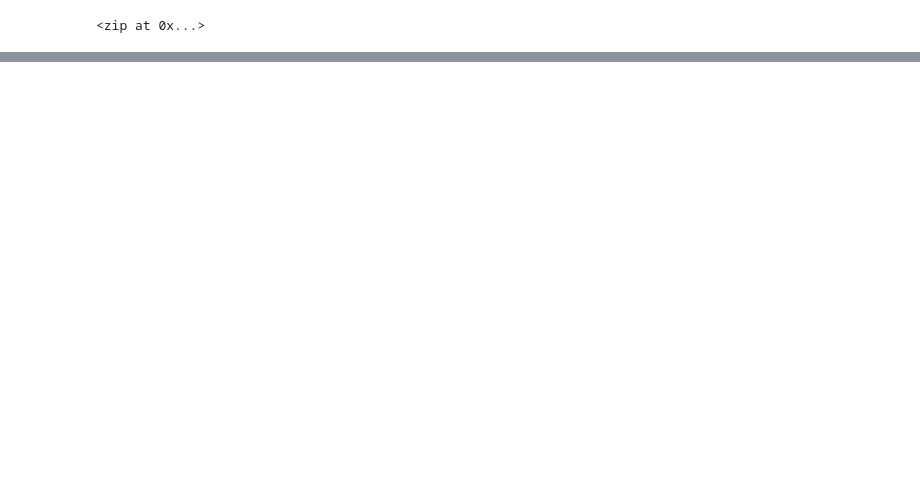
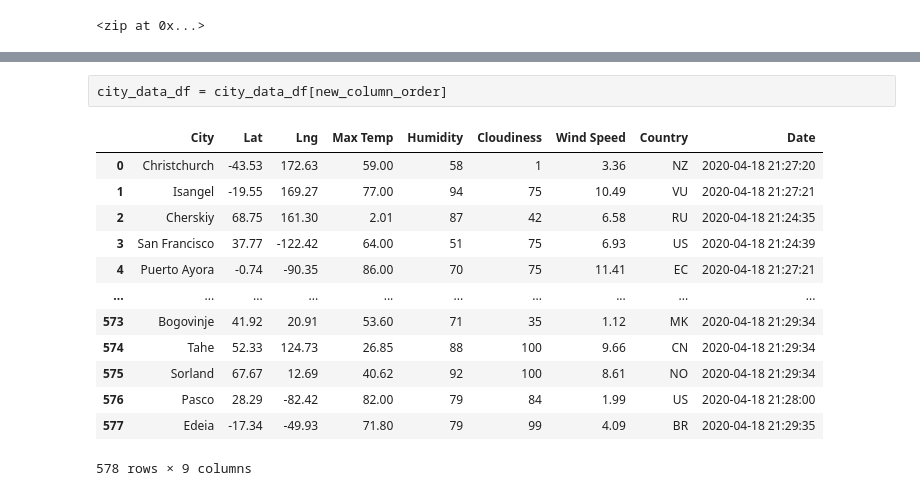
Before and after one commit to kanikasingh-create/World_Weather_Analysis, a Jupyter notebook: WeatherPy.ipynb, the cells around one changed output, grey strips where cells are left out. Saved outputs shown, nothing was run; the diff lists cells and outputs as text; code cells hidden in the pictures; blank space fills up the shorter version.

```diff
--- a/WeatherPy.ipynb
+++ b/WeatherPy.ipynb
@@ -32,0 +39,4 @@ len(cities)
+# %%
+# Starting URL for Weather Map API Call.
+url = "http://api.openweathermap.org/data/2.5/weather?units=Imperial&APPID=bdade31150689958c7633db25fbfdd40"
+print(url)
@@ -32,0 +137,4 @@ len(cities)
+# %%
+# Convert the array of dictionaries to a Pandas DataFrame.
+city_data_df = pd.DataFrame(city_data)
+city_data_df.head(10)
@@ -32,0 +155,18 @@ len(cities)
+# %% [raw]
+city_data_df = city_data_df[new_column_order]
+# %%
+city_data_df
+# %% [output]
+|  | City | Lat | Lng | Max Temp | Humidity | Cloudiness | Wind Speed | Country | Date |
+| 0 | Christchurch | -43.53 | 172.63 | 59.00 | 58 | 1 | 3.36 | NZ | 2020-04-18 21:27:20 |
+| 1 | Isangel | -19.55 | 169.27 | 77.00 | 94 | 75 | 10.49 | VU | 2020-04-18 21:27:21 |
+| 2 | Cherskiy | 68.75 | 161.30 | 2.01 | 87 | 42 | 6.58 | RU | 2020-04-18 21:24:35 |
+| 3 | San Francisco | 37.77 | -122.42 | 64.00 | 51 | 75 | 6.93 | US | 2020-04-18 21:24:39 |
+| 4 | Puerto Ayora | -0.74 | -90.35 | 86.00 | 70 | 75 | 11.41 | EC | 2020-04-18 21:27:21 |
+| ... | ... | ... | ... | ... | ... | ... | ... | ... | ... |
+| 573 | Bogovinje | 41.92 | 20.91 | 53.60 | 71 | 35 | 1.12 | MK | 2020-04-18 21:29:34 |
+| 574 | Tahe | 52.33 | 124.73 | 26.85 | 88 | 100 | 9.66 | CN | 2020-04-18 21:29:34 |
+| 575 | Sorland | 67.67 | 12.69 | 40.62 | 92 | 100 | 8.61 | NO | 2020-04-18 21:29:34 |
+| 576 | Pasco | 28.29 | -82.42 | 82.00 | 79 | 84 | 1.99 | US | 2020-04-18 21:28:00 |
+| 577 | Edeia | -17.34 | -49.93 | 71.80 | 79 | 99 | 4.09 | BR | 2020-04-18 21:29:35 |
+578 rows × 9 columns
```
Also changed, not shown: parts of 9 cells of this notebook.
